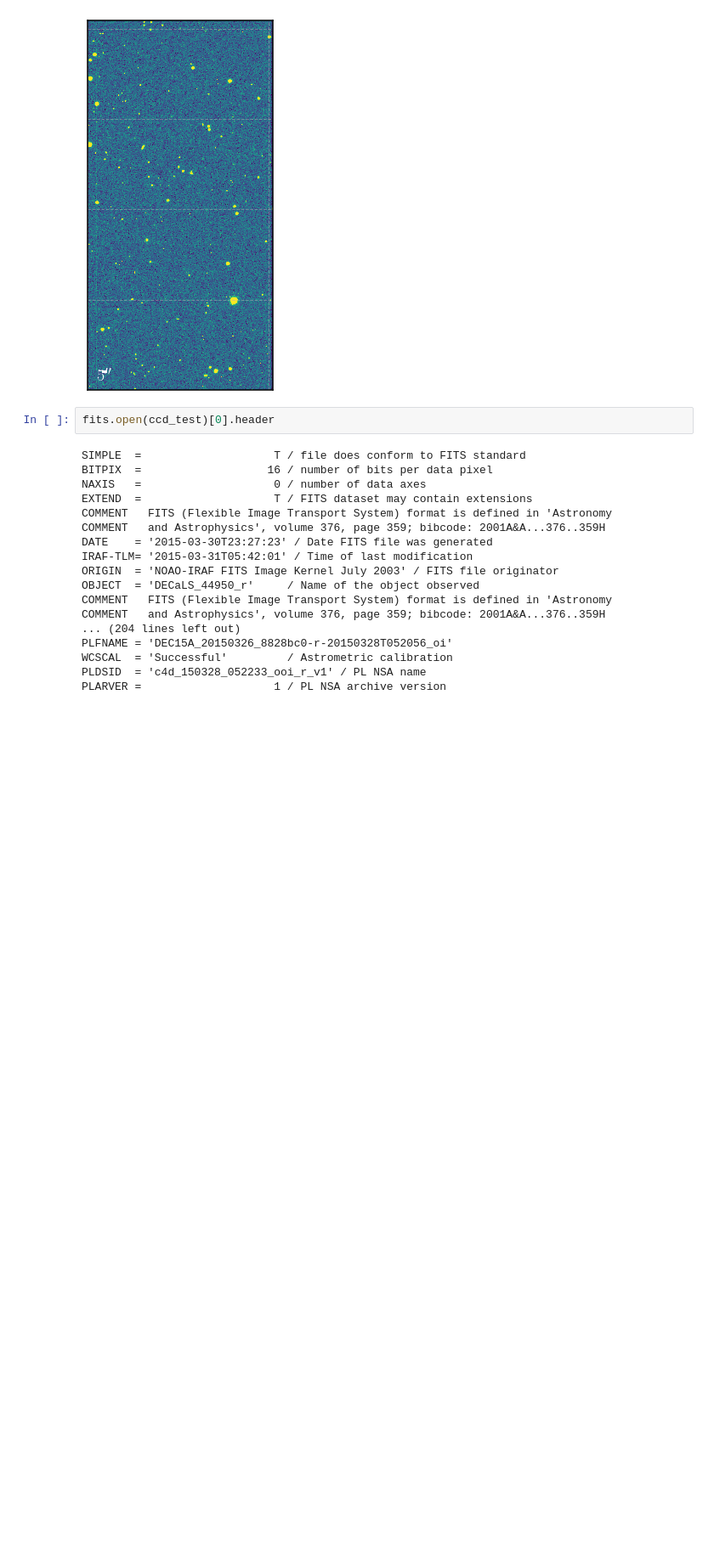
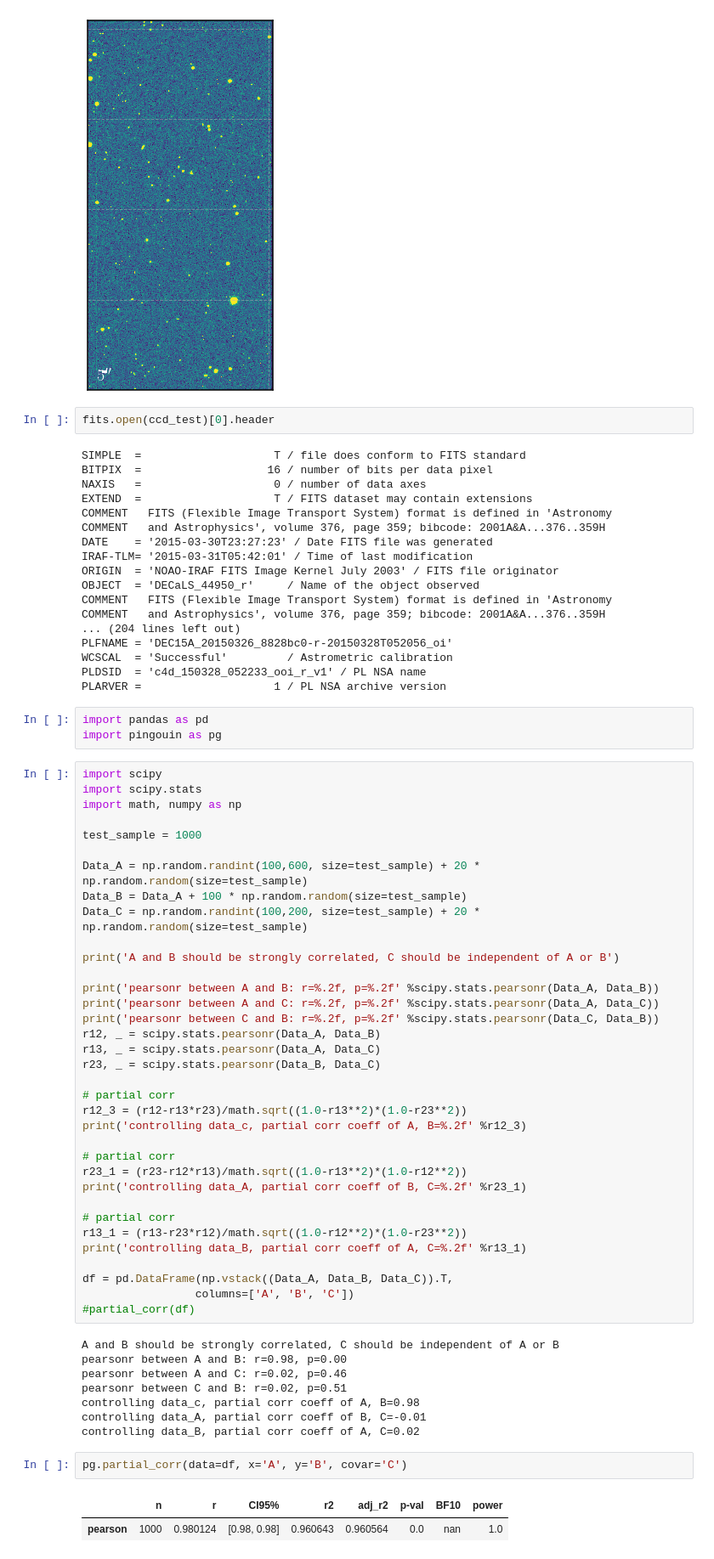
Before and after one commit to MerianSurvey/caterpillar, a Jupyter notebook: notebook/sandbox/decals_ccd_data_info.ipynb, the cells around one changed output. Shown at 85% size. Cells and saved outputs as stored; diff of their text form; blank space fills up the shorter version.

```diff
--- a/notebook/sandbox/decals_ccd_data_info.ipynb
+++ b/notebook/sandbox/decals_ccd_data_info.ipynb
@@ -52,3 +52,54 @@ PLFNAME = 'DEC15A_20150326_8828bc0-r-20150328T052056_oi'
 WCSCAL  = 'Successful'         / Astrometric calibration
 PLDSID  = 'c4d_150328_052233_ooi_r_v1' / PL NSA name
 PLARVER =                    1 / PL NSA archive version
+# %%
+import pandas as pd
+import pingouin as pg
+# %%
+import scipy
+import scipy.stats
+import math, numpy as np
+
+test_sample = 1000
+
+Data_A = np.random.randint(100,600, size=test_sample) + 20 * np.random.random(size=test_sample)
+Data_B = Data_A + 100 * np.random.random(size=test_sample)
+Data_C = np.random.randint(100,200, size=test_sample) + 20 * np.random.random(size=test_sample)
+
+print('A and B should be strongly correlated, C should be independent of A or B')
+
+print('pearsonr between A and B: r=%.2f, p=%.2f' %scipy.stats.pearsonr(Data_A, Data_B))
+print('pearsonr between A and C: r=%.2f, p=%.2f' %scipy.stats.pearsonr(Data_A, Data_C))
+print('pearsonr between C and B: r=%.2f, p=%.2f' %scipy.stats.pearsonr(Data_C, Data_B))
+r12, _ = scipy.stats.pearsonr(Data_A, Data_B)
+r13, _ = scipy.stats.pearsonr(Data_A, Data_C)
+r23, _ = scipy.stats.pearsonr(Data_B, Data_C)
+
+# partial corr
+r12_3 = (r12-r13*r23)/math.sqrt((1.0-r13**2)*(1.0-r23**2))
+print('controlling data_c, partial corr coeff of A, B=%.2f' %r12_3)
+
+# partial corr
+r23_1 = (r23-r12*r13)/math.sqrt((1.0-r13**2)*(1.0-r12**2))
+print('controlling data_A, partial corr coeff of B, C=%.2f' %r23_1)
+
+# partial corr
+r13_1 = (r13-r23*r12)/math.sqrt((1.0-r12**2)*(1.0-r23**2))
+print('controlling data_B, partial corr coeff of A, C=%.2f' %r13_1)
+
+df = pd.DataFrame(np.vstack((Data_A, Data_B, Data_C)).T,
+                 columns=['A', 'B', 'C'])
+#partial_corr(df)
+# %% [output]
+A and B should be strongly correlated, C should be independent of A or B
+pearsonr between A and B: r=0.98, p=0.00
+pearsonr between A and C: r=0.02, p=0.46
+pearsonr between C and B: r=0.02, p=0.51
+controlling data_c, partial corr coeff of A, B=0.98
+controlling data_A, partial corr coeff of B, C=-0.01
+controlling data_B, partial corr coeff of A, C=0.02
+# %%
+pg.partial_corr(data=df, x='A', y='B', covar='C')
+# %% [output]
+|  | n | r | CI95% | r2 | adj_r2 | p-val | BF10 | power |
+| pearson | 1000 | 0.980124 | [0.98, 0.98] | 0.960643 | 0.960564 | 0.0 | nan | 1.0 |
```
Also changed, not shown: parts of 4 cells of this notebook, 2 other files.
